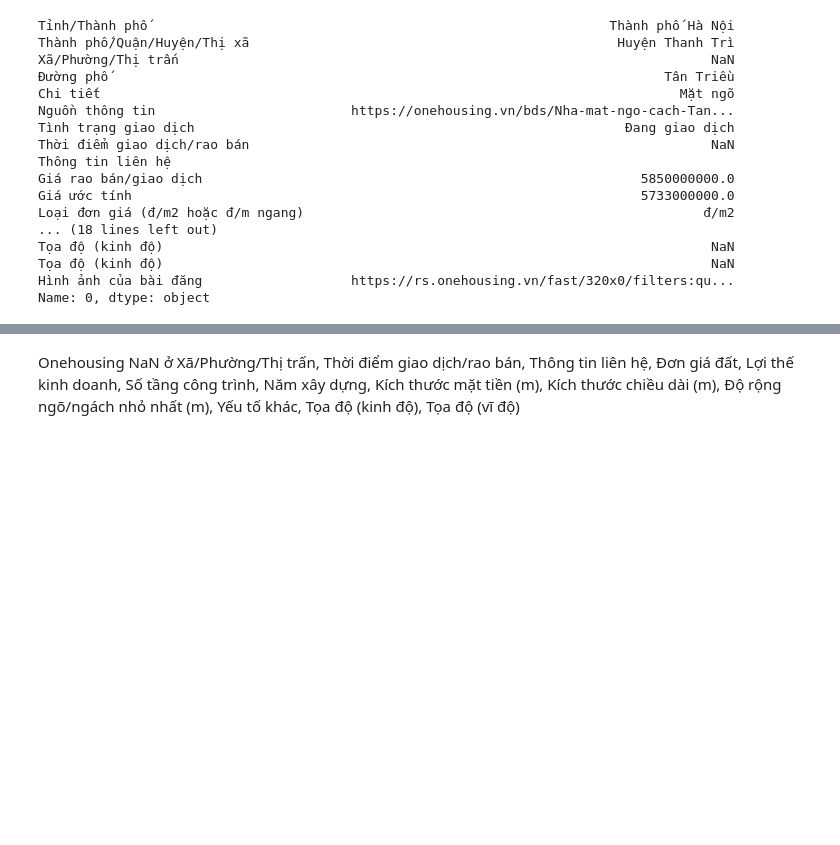
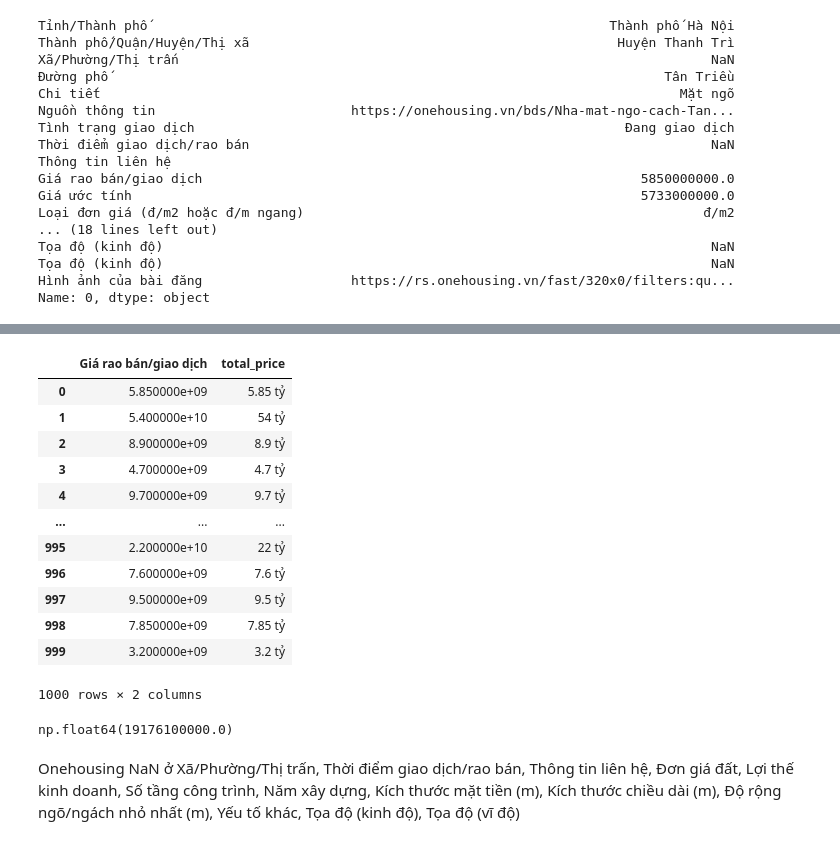
Before and after one commit to PhamMaiLinh-2403/estates-app, a Jupyter notebook: test.ipynb, the cells around one changed output, grey strips where cells are left out. Drawn from its saved outputs; the diff is of its cells as text; code cells hidden in the pictures; blank space fills up the shorter version.

```diff
--- a/test.ipynb
+++ b/test.ipynb
@@ -65,0 +729,3 @@ Name: 0, dtype: object
+# %%
+oh_raw = pd.read_csv(DETAILS_CSV_PATH['Onehousing'])
+oh_raw.info()
@@ -65,0 +752,3 @@ Name: 0, dtype: object
+# %%
+_, oh_cleaned = OneHousingDataCleaner.clean_onehousing_data(oh_raw)
+oh_cleaned.info()
@@ -66,2 +773,22 @@ Name: 0, dtype: object
+# %%
+oh_cleaned[['Giá rao bán/giao dịch', 'total_price']]
+# %% [output]
+|  | Giá rao bán/giao dịch | total_price |
+| 0 | 5.850000e+09 | 5.85 tỷ |
+| 1 | 5.400000e+10 | 54 tỷ |
+| 2 | 8.900000e+09 | 8.9 tỷ |
+| 3 | 4.700000e+09 | 4.7 tỷ |
+| 4 | 9.700000e+09 | 9.7 tỷ |
+| ... | ... | ... |
+| 995 | 2.200000e+10 | 22 tỷ |
+| 996 | 7.600000e+09 | 7.6 tỷ |
+| 997 | 9.500000e+09 | 9.5 tỷ |
+| 998 | 7.850000e+09 | 7.85 tỷ |
+| 999 | 3.200000e+09 | 3.2 tỷ |
+1000 rows × 2 columns
+# %%
+oh_cleaned['Giá rao bán/giao dịch'].mean()
+# %% [output]
+np.float64(19176100000.0)
 # %% [markdown]
 Onehousing NaN ở Xã/Phường/Thị trấn, Thời điểm giao dịch/rao bán, Thông tin liên hệ, Đơn giá đất, Lợi thế kinh doanh, Số tầng công trình, Năm xây dựng, Kích thước mặt tiền (m), Kích thước chiều dài (m), Độ rộng ngõ/ngách nhỏ nhất (m), Yếu tố khác, Tọa độ (kinh độ), Tọa độ (vĩ độ)
```
Also changed, not shown: parts of 8 cells of this notebook, 1 other file.
